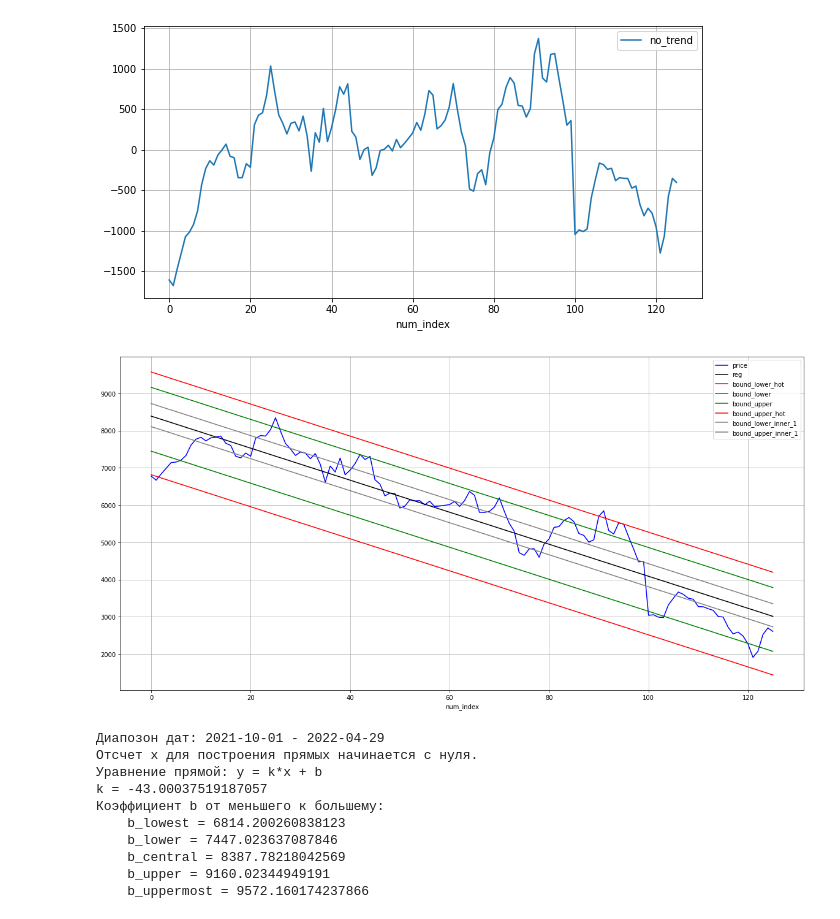
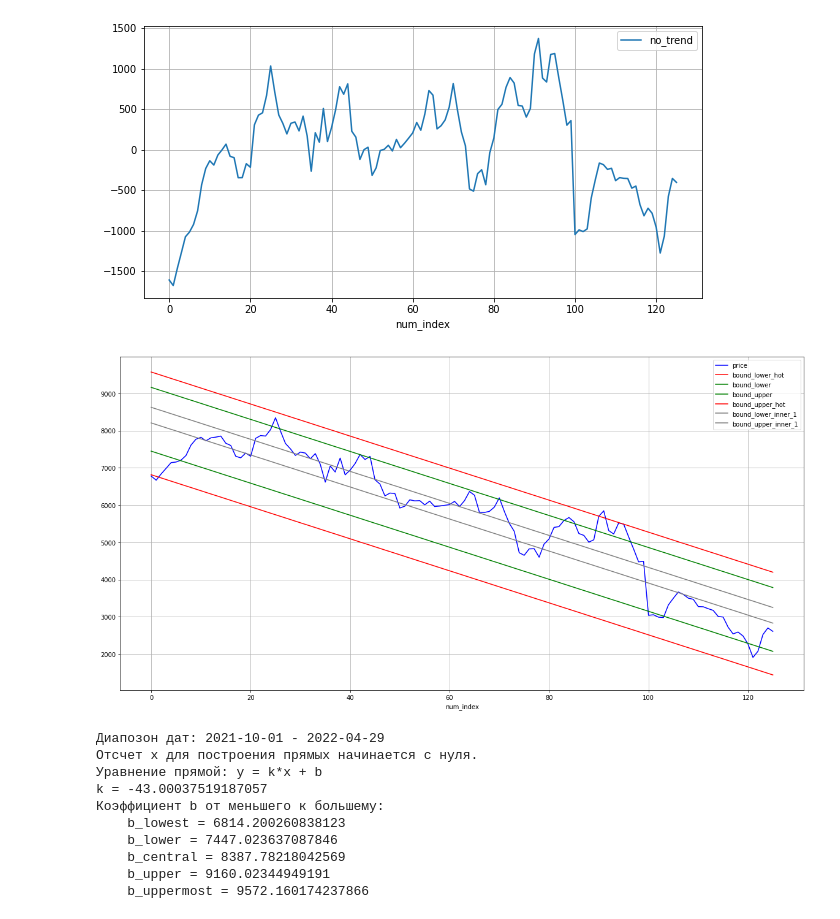
Before and after one commit to ageent/bursebot, a Jupyter notebook: notebooks/IntervalStrategy.ipynb, the cells around one changed output. Drawn from its saved outputs; the diff is of its cells as text; code cells hidden in the pictures.

```diff
--- a/strategies/IntervalStrategy.ipynb
+++ b/notebooks/IntervalStrategy.ipynb
@@ -131,23 +131,23 @@ q_lower = df.no_trend.quantile(q=QUANT_LOWER_PROB)
 q_upper = df.no_trend.quantile(q=QUANT_UPPER_PROB)
 q_upper_hot = df.no_trend.quantile(q=QUANT_UPPER_HOT_PROB)
 
-q_lower_inner_1 = df.no_trend.quantile(q=0.3)
-q_upper_inner_1 = df.no_trend.quantile(q=0.7)
+q_lower_inner_1 = df.no_trend.quantile(q=0.37)
+q_upper_inner_1 = df.no_trend.quantile(q=0.63)
 # %%
 df["bound_lower_hot"] = model.coef_ * df.num_index + model.intercept_ + q_lower_hot
 df["bound_lower"] = model.coef_ * df.num_index + model.intercept_ + q_lower
 df["bound_upper"] = model.coef_ * df.num_index + model.intercept_ + q_upper
 df["bound_upper_hot"] = model.coef_ * df.num_index + model.intercept_ + q_upper_hot
 
-corridor_labels = ["reg", "bound_lower_hot", "bound_lower", "bound_upper", "bound_upper_hot"]
+corridor_labels = ["bound_lower_hot", "bound_lower", "bound_upper", "bound_upper_hot"]
 
 df["bound_lower_inner_1"] = model.coef_ * df.num_index + model.intercept_ + q_lower_inner_1
 df["bound_upper_inner_1"] = model.coef_ * df.num_index + model.intercept_ + q_upper_inner_1
 
 df.plot("num_index", ["price", *corridor_labels, "bound_lower_inner_1", "bound_upper_inner_1"],
-        color=["b", "k", "r", "g", "g", "r", "gray", "gray"], figsize=(20, 10), grid=True);
+        color=["b", "r", "g", "g", "r", "gray", "gray"], figsize=(20, 10), grid=True);
 # %% [output]
-[figure, old version]
+[figure, new version]
 # %%
 print(f"Диапозон дат: {df.index[0].strftime('%Y-%m-%d')} - {df.index[-1].strftime('%Y-%m-%d')}")
 print("Отсчет х для построения прямых начинается с нуля.")
```
Also changed, not shown: parts of 15 cells of this notebook, 8 other files.
